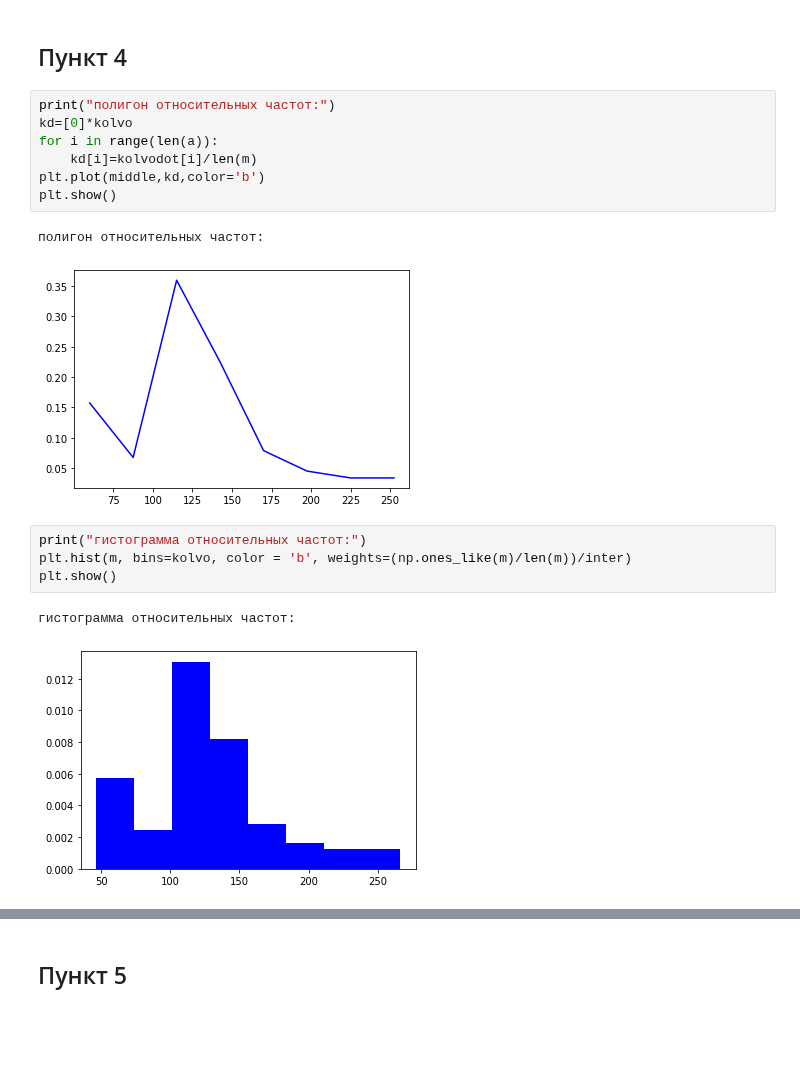
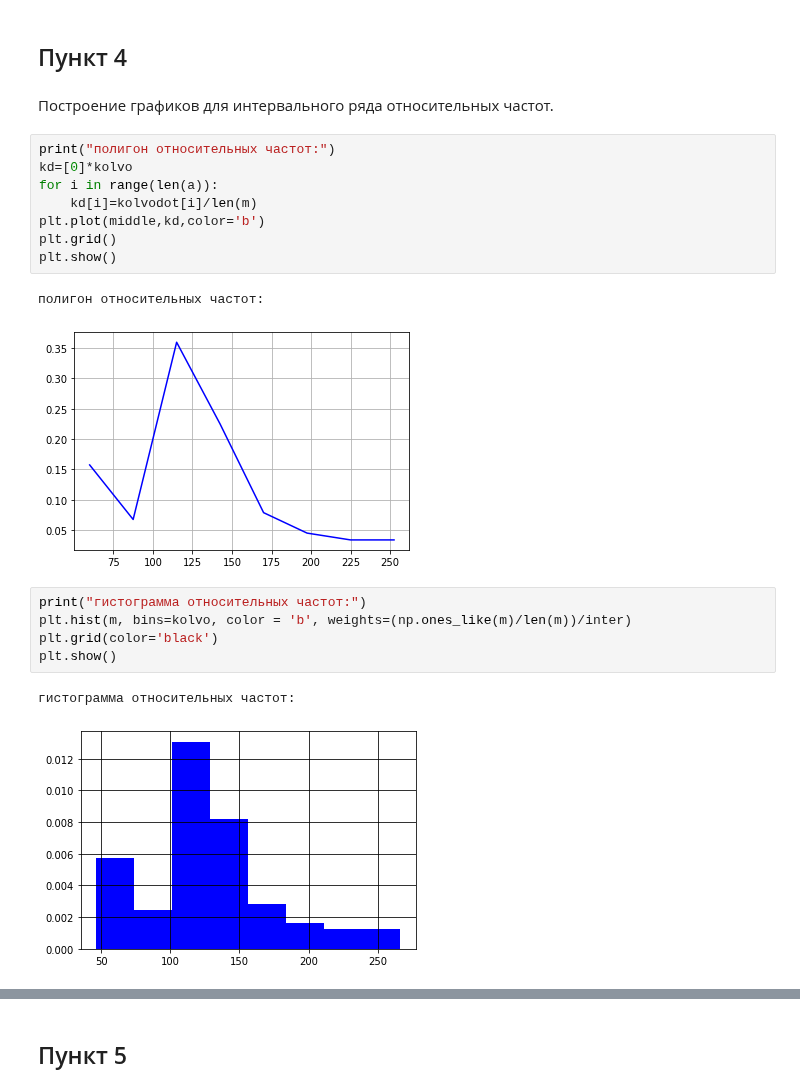
Before and after one commit to the-mvi/stat_an-2022, a Jupyter notebook: 0373_Gladkova_EI/task1.ipynb, the cells around one changed output, grey strips where cells are left out. Cells and saved outputs as stored; diff of their text form; blank space fills up the shorter version.

```diff
--- a/0373_Gladkova_EI/task1.ipynb
+++ b/0373_Gladkova_EI/task1.ipynb
@@ -231,22 +244,26 @@ for i in range(len(a)):
 Вывод: по получившимся графикам видно, что выборка не имеет никакой закономерности.
 # %% [markdown]
 ## Пункт 4
+# %% [markdown]
+Построение графиков для интервального ряда относительных частот.
 # %%
 print("полигон относительных частот:")
 kd=[0]*kolvo
 for i in range(len(a)):
     kd[i]=kolvodot[i]/len(m)
 plt.plot(middle,kd,color='b')
+plt.grid()
 plt.show()
 # %% [output]
 полигон относительных частот:
-[figure, old version]
+[figure, new version]
 # %%
 print("гистограмма относительных частот:")
 plt.hist(m, bins=kolvo, color = 'b', weights=(np.ones_like(m)/len(m))/inter)
+plt.grid(color='black')
 plt.show()
 # %% [output]
 гистограмма относительных частот:
-[figure, old version]
+[figure, new version]
 # %%
 print("эмпирическая функция относительных частот:")
```
Also changed, not shown: parts of 30 cells of this notebook.
